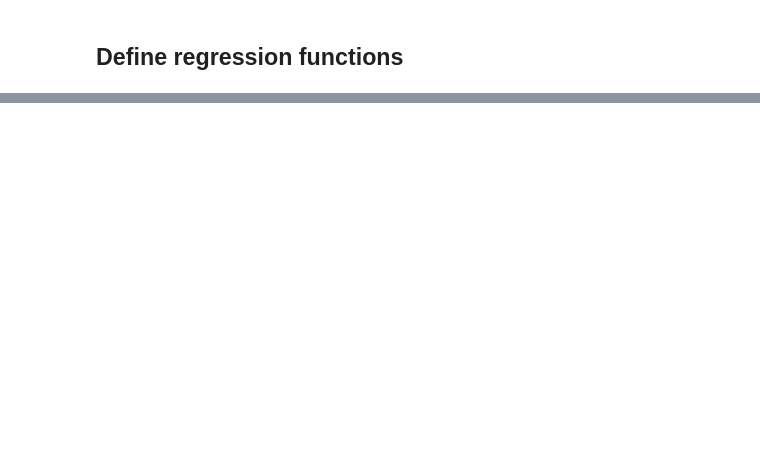
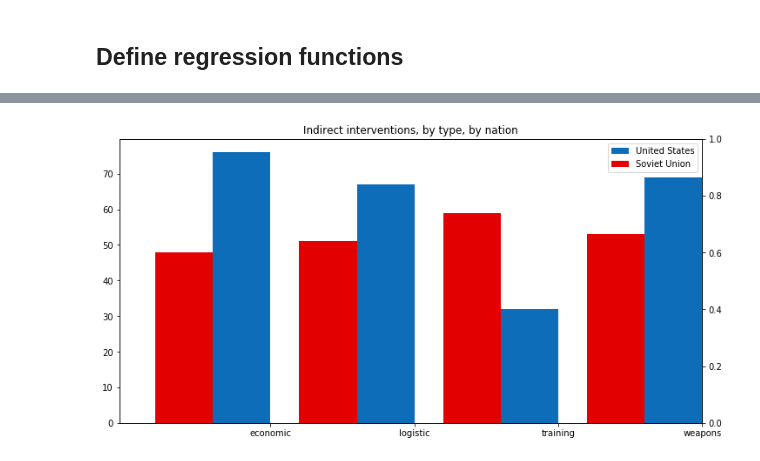
Before and after one commit to Jasper-Koops/Thesis-Cold_War_Interventions, a Jupyter notebook: Thesis.ipynb, the cells around one changed output, grey strips where cells are left out. Saved outputs shown, nothing was run; the diff lists cells and outputs as text; code cells hidden in the pictures; blank space fills up the shorter version.

```diff
--- a/Thesis.ipynb
+++ b/Thesis.ipynb
@@ -250,0 +357,50 @@ Yoon 583)
+# %%
+fig = plt.figure() # Create matplotlib figure
+ax = fig.add_subplot(111) # Create matplotlib axes
+ax2 = ax.twinx() # Create another axes that shares the same x-axis as ax.
+width = 0.4
+
+cw_grouped[[
+
+    'US_eco',
+    'US_logistics',
+    'US_training',
+    'US_weapons',
+
+]].sum().plot.bar(
+    title='US Interventions, by type',
+    color='#0e6db8', ax=ax, width=width, position=1,
+    label='United States', legend=True)
+
+# Create alto DF so I can rename columns
+su_grouped = cw_grouped[[
+    'SU_eco',
+    'SU_logistics',
+    'SU_training',
+    'SU_weapons',
+]]
+
+su_grouped.columns = [
+    'economic',
+    'logistic',
+    'training',
+    'weapons',
+]
+
+su_grouped[[
+    'economic',
+    'logistic',
+    'training',
+    'weapons',
+]].sum().plot.bar(
+    title='Indirect interventions, by type, by nation',
+    color='#E30000', ax=ax, width=width, position=2,
+    label='Soviet Union', legend=True, figsize=grote,
+    rot=0
+)
+
+
+# Omdat nonmil sum meet kan dit hoger zijn
+plt.savefig('./graphs/indirect_support_by_type.png')
+# %% [output]
+[figure, added]
```
Also changed, not shown: parts of 83 cells of this notebook.
